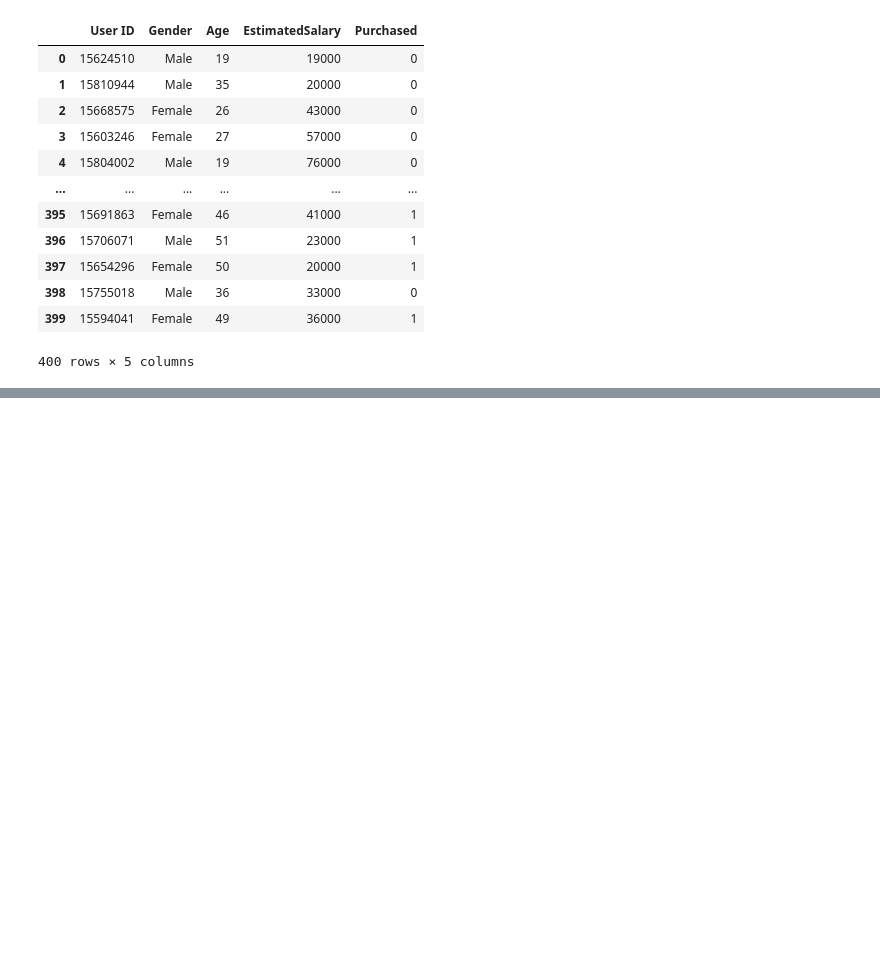
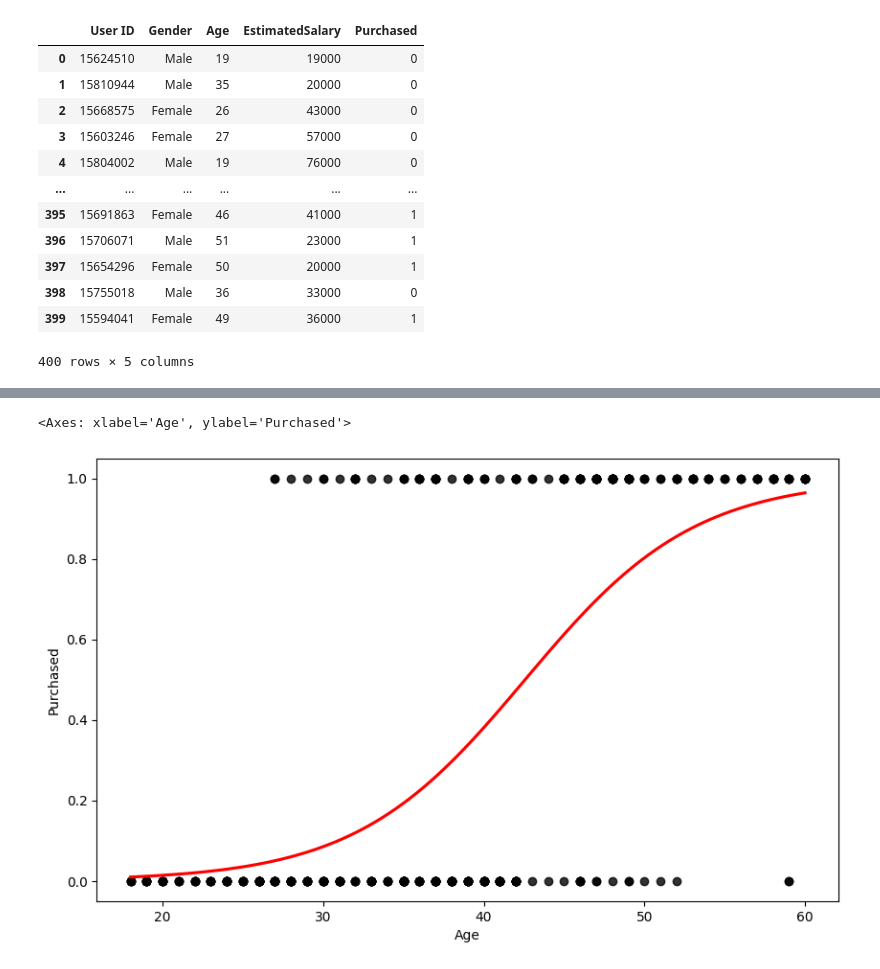
Before and after one commit to rgonz17lab/design-model-ml, a Jupyter notebook: src/logistic-regression.ipynb, the cells around one changed output, grey strips where cells are left out. Saved outputs shown, nothing was run; the diff lists cells and outputs as text; code cells hidden in the pictures; blank space fills up the shorter version.

```diff
--- a/src/logistic-regression.ipynb
+++ b/src/logistic-regression.ipynb
@@ -18,0 +46,9 @@ dataset
+# %%
+x = dataset['Age']
+y = dataset['Purchased']
+
+sns.regplot(x=x, y=y, data=dataset, logistic=True,
+             ci=None, scatter_kws={'color': 'black'}, line_kws={'color': 'red'})
+# %% [output]
+<Axes: xlabel='Age', ylabel='Purchased'>
+[figure, added]
```
Also changed, not shown: parts of 2 cells of this notebook, 1 other file.
